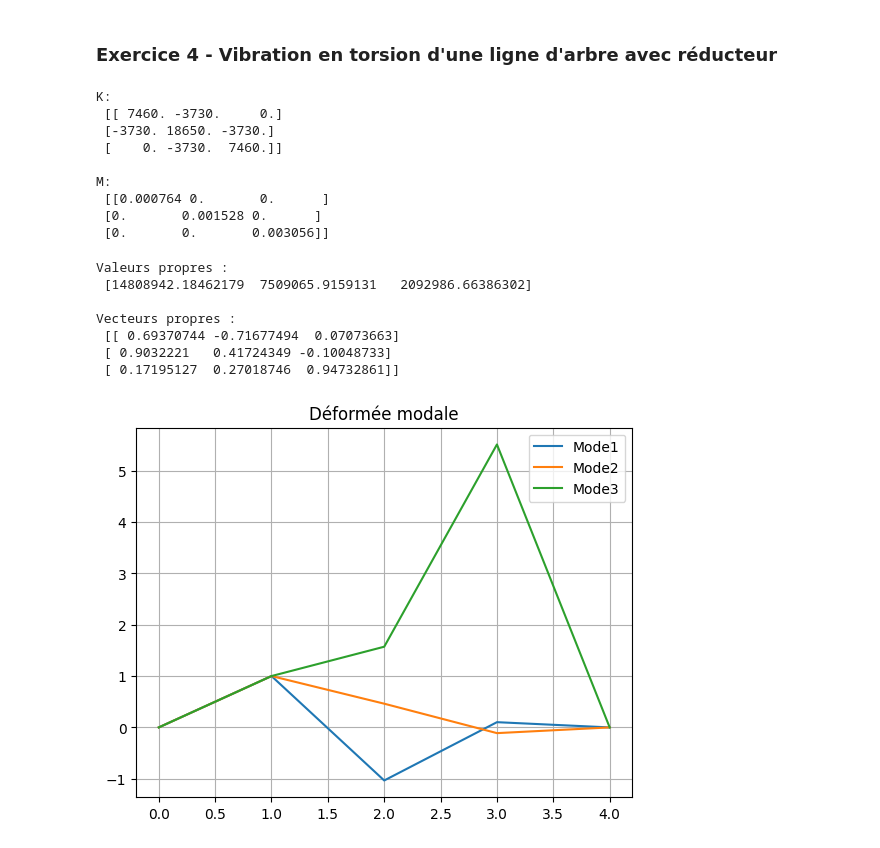
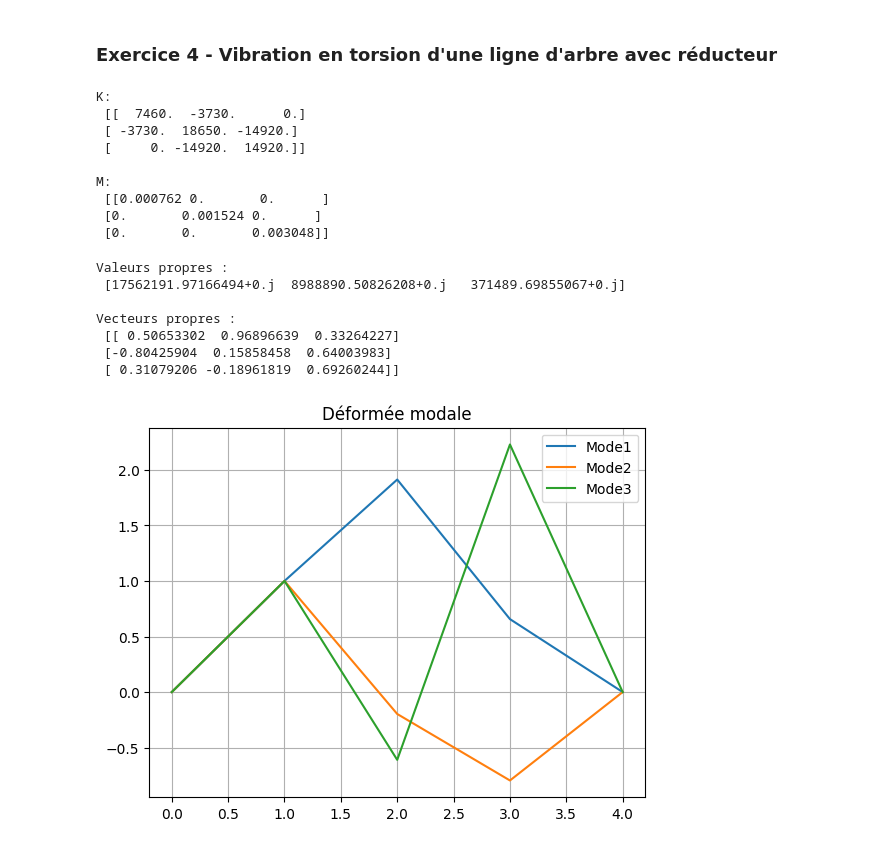
Before and after one commit to Clotilde636/Projet_CSV, a Jupyter notebook: TD02.ipynb, the cells around one changed output. Cells and saved outputs as stored; diff of their text form; code cells hidden in the pictures.

```diff
--- a/TD02.ipynb
+++ b/TD02.ipynb
@@ -10,10 +11,9 @@ import numpy as np
 """
 
 def modePropre(M,K):
-    lmd = np.dot(np.linalg.inv(M),K)
+    eigvals, eigvecs = la.eig(K, M)
 
-    valPropre, vecPropre = np.linalg.eig(lmd)
-    vecPropre = np.transpose(vecPropre)
+    #vecPropre = np.transpose(eigvecs)
 
     # En théorie il faudrait réorganiser les matrices pour reclasser les modes
 
@@ -21,11 +21,11 @@ def modePropre(M,K):
     #print("\nVecteurs propres :\n", vecPropre)
 
     # En théorie il faudrait réorganiser les matrices pour reclasser les modes
-    return(valPropre, vecPropre)
+    return(eigvals, eigvecs)
 # %%
 # Tracage des déformations modales :
 
-def DeformeeModale(M, K):
+def DeformeeModale(M, K, Nddl):
     x = np.linspace(0, Nddl+1,Nddl+2) #Liste des abscisses
     #print(x)
 
@@ -74,9 +74,10 @@ def repFrequence(M, K, F, fmin, fmax):
 ### Exercice 4 - Vibration en torsion d'une ligne d'arbre avec réducteur
 # %%
 # Définition des constantes
-J = 7.64e-4 #kg.m2
+J = 7.62e-4 #kg.m2
+J3 = J/4
 Kt = 3.73e3 #N.m/rad
-Me = 50 #N.m
+Me = 1 #N.m
 r = -2 #-
 Nddl = 3 #T1, T2, A4
 
@@ -88,20 +89,24 @@ F = np.zeros(Nddl)
 # Remplissage des matrices
   # Pour K
 
-for i in range (1, Nddl-1):
+K[0] = [2*Kt, -Kt, 0]
+K[1] = [-Kt, Kt*(1+r**2), -Kt*r**2]
+K[2] = [0, -Kt*r**2, Kt*r**2]
+
+"""for i in range (1, Nddl-1):
     K[i][i] = Kt*(1+r**2)
     K[i][i-1] = -Kt
-    K[i][i+1] = -Kt
+    K[i][i+1] = -Kt*r**2
 K[0][0] = 2*Kt
 K[0][1] = -Kt
-K[-1][-1] = 2*Kt
-K[-1][-2] = -Kt
+K[-1][-1] = Kt*r**2
+K[-1][-2] = -Kt*r**2"""
 
 print("K:\n", K, "\n")
 
   # Pour M
 M[0][0] = J
-M[1][1] = J+J*r**2/4
+M[1][1] = J+J3*r**2
 M[2][2] = J*r**2
 
 print("M: \n", M)
@@ -110,27 +115,27 @@ print("M: \n", M)
 F[0]=Me
 # %% [output]
 K:
- [[ 7460. -3730.     0.]
- [-3730. 18650. -3730.]
- [    0. -3730.  7460.]]
+ [[  7460.  -3730.      0.]
+ [ -3730.  18650. -14920.]
+ [     0. -14920.  14920.]]
 
 M:
- [[0.000764 0.       0.      ]
- [0.       0.001528 0.      ]
- [0.       0.       0.003056]]
+ [[0.000762 0.       0.      ]
+ [0.       0.001524 0.      ]
+ [0.       0.       0.003048]]
 # %%
 A = modePropre(M, K)
 print("Valeurs propres :\n", A[0])
 print("\nVecteurs propres :\n", A[1])
 
-DeformeeModale(M, K)
+DeformeeModale(M, K, Nddl)
 # %% [output]
 Valeurs propres :
- [14808942.18462179  7509065.9159131   2092986.66386302]
+ [17562191.97166494+0.j  8988890.50826208+0.j   371489.69855067+0.j]
 
 Vecteurs propres :
- [[ 0.69370744 -0.71677494  0.07073663]
- [ 0.9032221   0.41724349 -0.10048733]
- [ 0.17195127  0.27018746  0.94732861]]
+ [[ 0.50653302  0.96896639  0.33264227]
+ [-0.80425904  0.15858458  0.64003983]
+ [ 0.31079206 -0.18961819  0.69260244]]
-[figure, old version]
+[figure, new version]
 # %%
```
Also changed, not shown: parts of 3 cells of this notebook.
